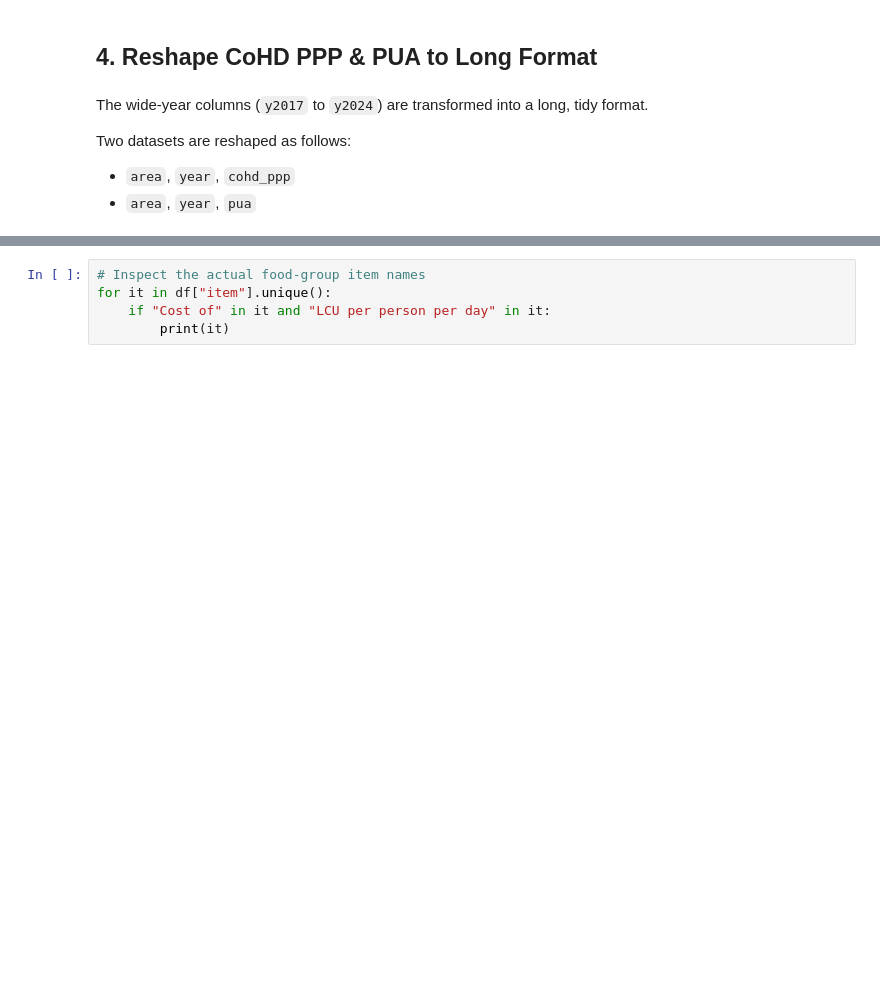
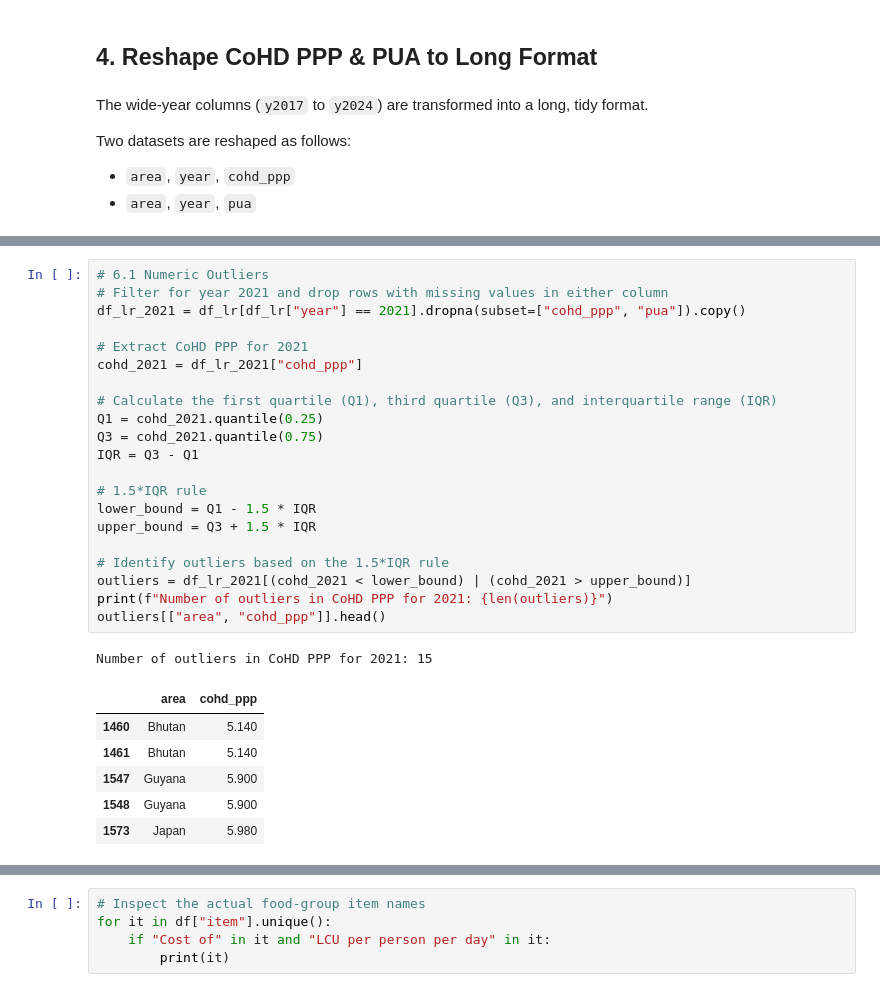
Before and after one commit to muhtar1muhtar/Cost-and-Affordability-of-a-Healthy-Diet-Analysis, a Jupyter notebook: jupyter_notebooks/DataCleaning_&_Preparation.ipynb, the cells around one changed output, grey strips where cells are left out. Drawn from its saved outputs; the diff is of its cells as text; blank space fills up the shorter version.

```diff
--- a/jupyter_notebooks/DataCleaning_&_Preparation.ipynb
+++ b/jupyter_notebooks/DataCleaning_&_Preparation.ipynb
@@ -502,0 +588,29 @@ PUA sample:
+# %%
+# 6.1 Numeric Outliers
+# Filter for year 2021 and drop rows with missing values in either column
+df_lr_2021 = df_lr[df_lr["year"] == 2021].dropna(subset=["cohd_ppp", "pua"]).copy()
+
+# Extract CoHD PPP for 2021
+cohd_2021 = df_lr_2021["cohd_ppp"]
+
+# Calculate the first quartile (Q1), third quartile (Q3), and interquartile range (IQR)
+Q1 = cohd_2021.quantile(0.25)
+Q3 = cohd_2021.quantile(0.75)
+IQR = Q3 - Q1
+
+# 1.5*IQR rule
+lower_bound = Q1 - 1.5 * IQR
+upper_bound = Q3 + 1.5 * IQR
+
+# Identify outliers based on the 1.5*IQR rule
+outliers = df_lr_2021[(cohd_2021 < lower_bound) | (cohd_2021 > upper_bound)]
+print(f"Number of outliers in CoHD PPP for 2021: {len(outliers)}")
+outliers[["area", "cohd_ppp"]].head()
+# %% [output]
+Number of outliers in CoHD PPP for 2021: 15
+|  | area | cohd_ppp |
+| 1460 | Bhutan | 5.140 |
+| 1461 | Bhutan | 5.140 |
+| 1547 | Guyana | 5.900 |
+| 1548 | Guyana | 5.900 |
+| 1573 | Japan | 5.980 |
```
Also changed, not shown: parts of 13 cells of this notebook.
